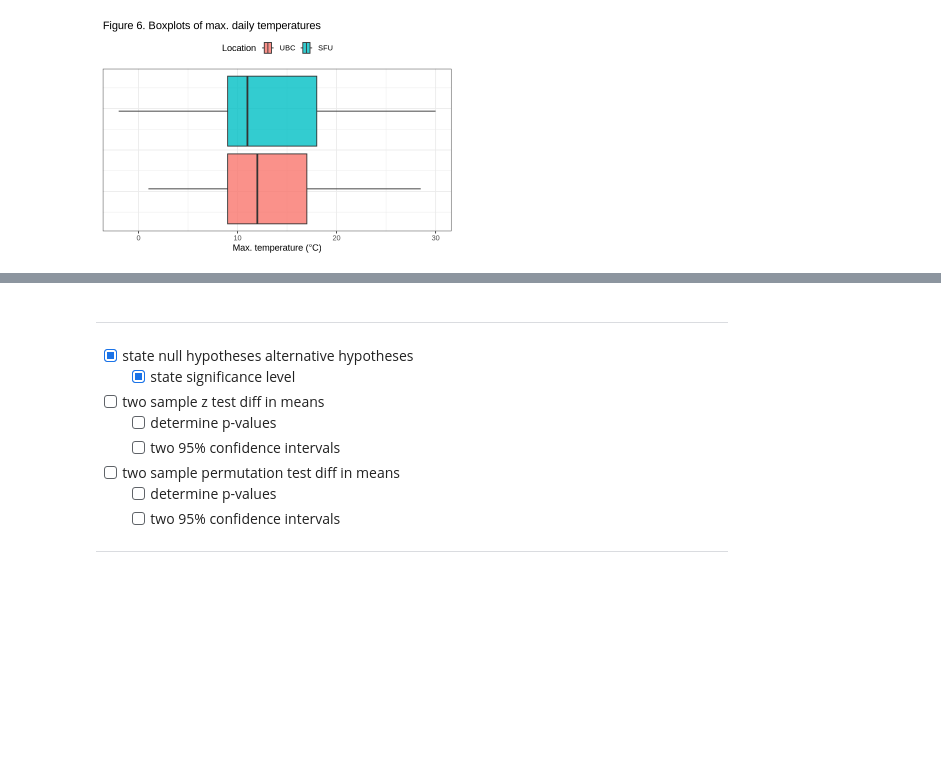
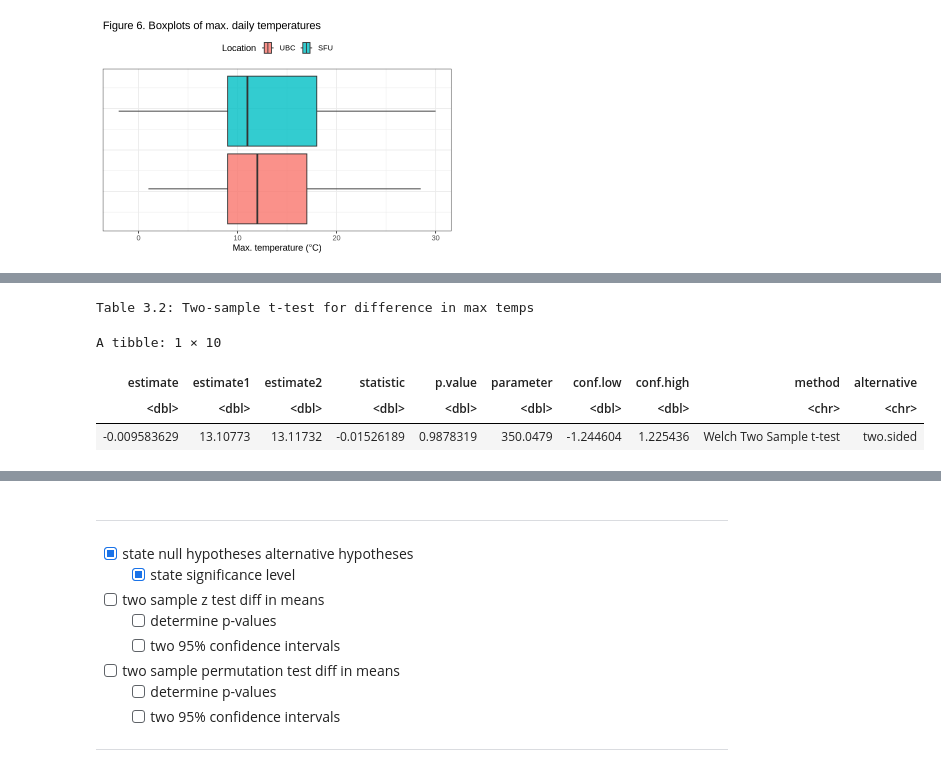
Before and after one commit to arthu-rguo/stat-201-proj, a Jupyter notebook: report.ipynb, the cells around one changed output, grey strips where cells are left out. Drawn from its saved outputs; the diff is of its cells as text; code cells hidden in the pictures; blank space fills up the shorter version.

```diff
--- a/report.ipynb
+++ b/report.ipynb
@@ -180,0 +233,16 @@ The results of both methods will be compared and contrasted, though we expect th
+# %%
+# Use R's t.test function to conduct two-sample t-test for max temp
+cat("Table 3.2: Two-sample t-test for difference in max temps")
+max_t_test<-
+    tidy(t.test(x = pull(select(filter(ubc_sfu_data, location == "UBC"), max_temp_c)),
+           y = pull(select(filter(ubc_sfu_data, location == "SFU"), max_temp_c)),
+           alternative = "t",
+           correct = FALSE,
+           conf.level = 0.95))
+max_t_test
+# %% [output]
+Table 3.2: Two-sample t-test for difference in max temps
+A tibble: 1 × 10
+| estimate | estimate1 | estimate2 | statistic | p.value | parameter | conf.low | conf.high | method | alternative |
+| <dbl> | <dbl> | <dbl> | <dbl> | <dbl> | <dbl> | <dbl> | <dbl> | <chr> | <chr> |
+| -0.009583629 | 13.10773 | 13.11732 | -0.01526189 | 0.9878319 | 350.0479 | -1.244604 | 1.225436 | Welch Two Sample t-test | two.sided |
```
Also changed, not shown: parts of 6 cells of this notebook.
